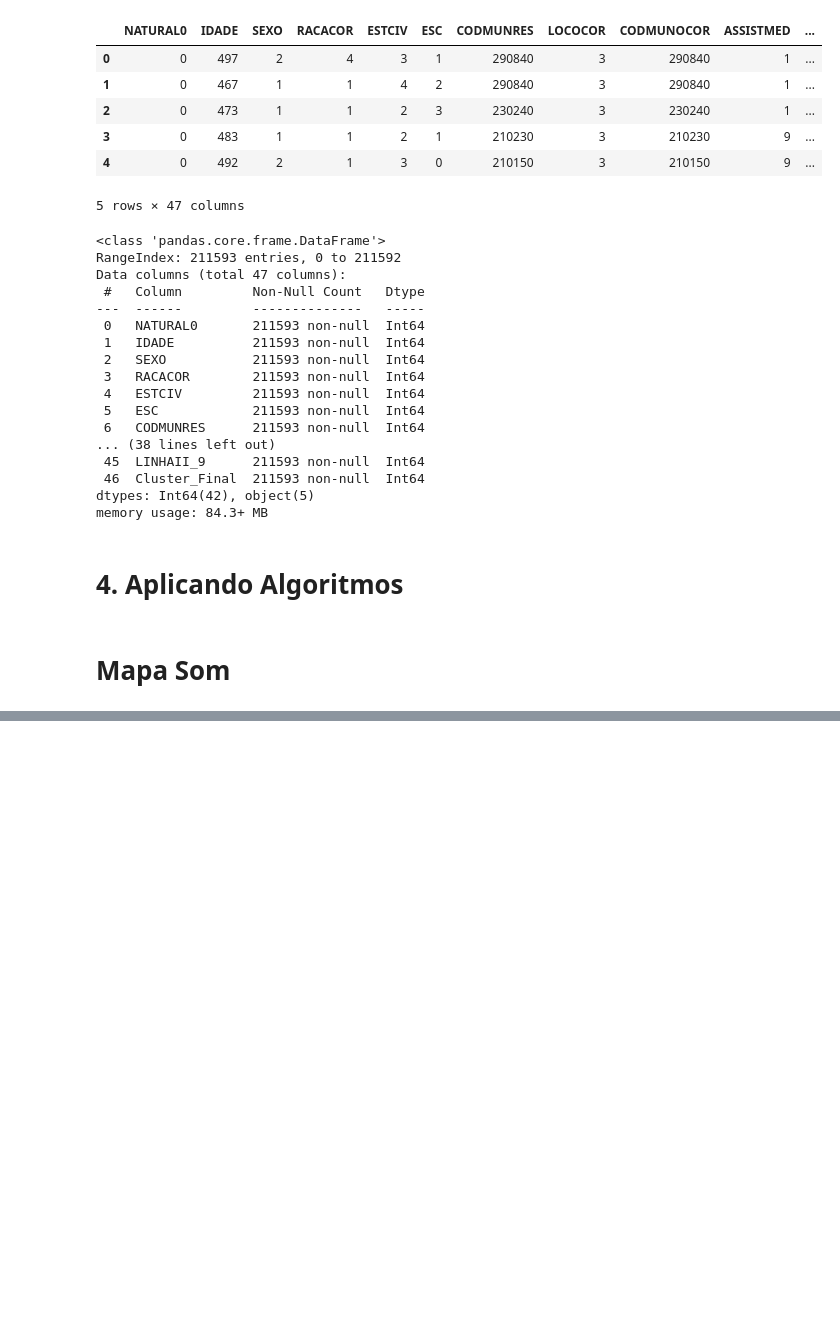
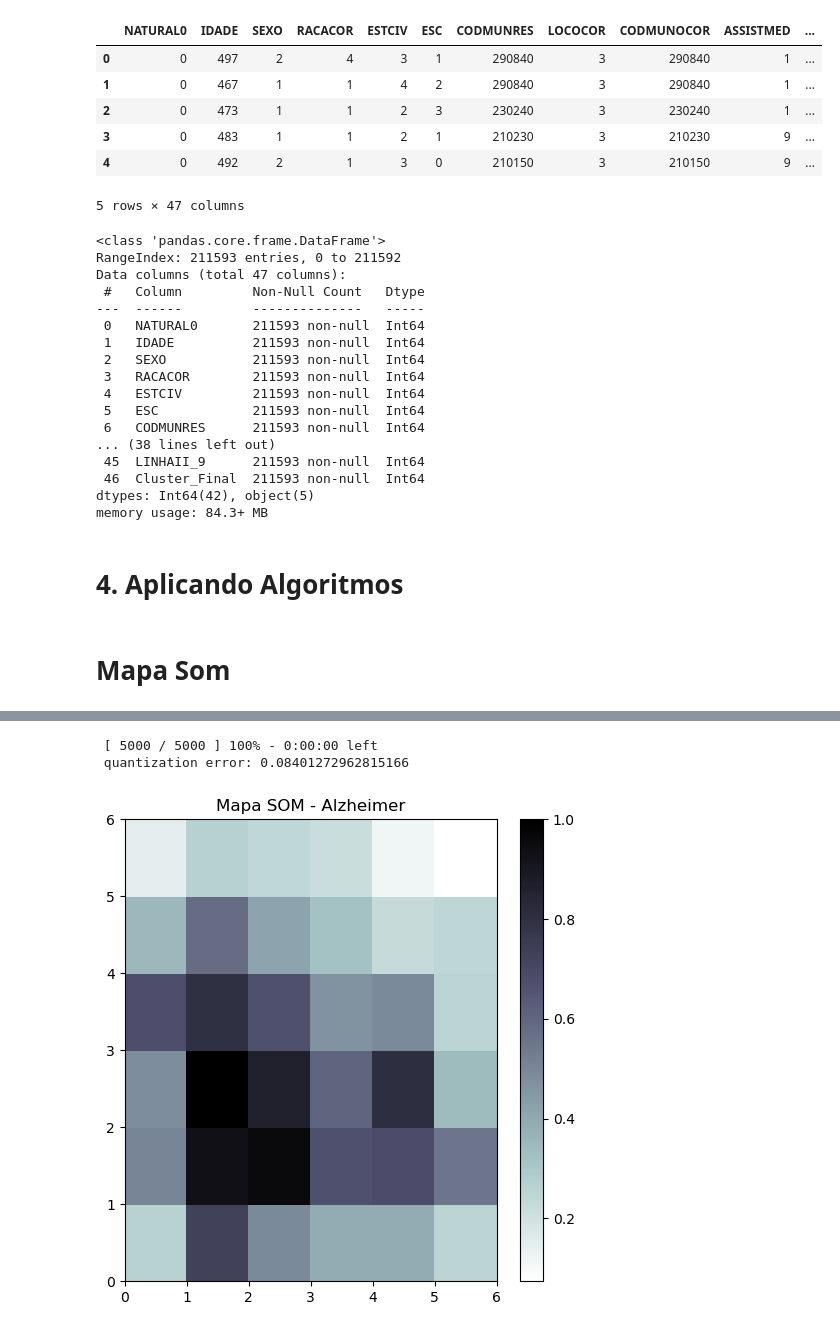
Before and after one commit to GabihSantana/python-datasus, a Jupyter notebook: projetoObitosAlzheimer.ipynb, the cells around one changed output, grey strips where cells are left out. Cells and saved outputs as stored; diff of their text form; code cells hidden in the pictures; blank space fills up the shorter version.

```diff
--- a/projetoObitosAlzheimer.ipynb
+++ b/projetoObitosAlzheimer.ipynb
@@ -1052,0 +1074,25 @@ plt.show()
+# %%
+# Testando com o MinMaxScaler
+
+df_normalized_min = MinMaxScaler().fit_transform(df_training)
+# %%
+# Criar o SOM - Manhattan
+
+som = MiniSom(x=som_x, y=som_y, input_len=df_normalized_min.shape[1], sigma=1.0, learning_rate=0.5, activation_distance='manhattan')
+# %%
+# Inicialização aleatória - Pesos extraídos aleatoriamente
+
+som.train_random(df_normalized_min, num_iteration=5000, verbose=True)
+# %% [output]
+ [ 5000 / 5000 ] 100% - 0:00:00 left
+ quantization error: 0.08401272962815166
+# %%
+# Distância entre neurônios (U-Matrix)
+
+plt.figure(figsize=(6, 6))
+plt.pcolor(som.distance_map().T, cmap='bone_r')  # mapa de distância (U-Matrix)
+plt.colorbar()
+plt.title("Mapa SOM - Alzheimer")
+plt.show()
+# %% [output]
+[figure, added]
```
Also changed, not shown: parts of 19 cells of this notebook.
